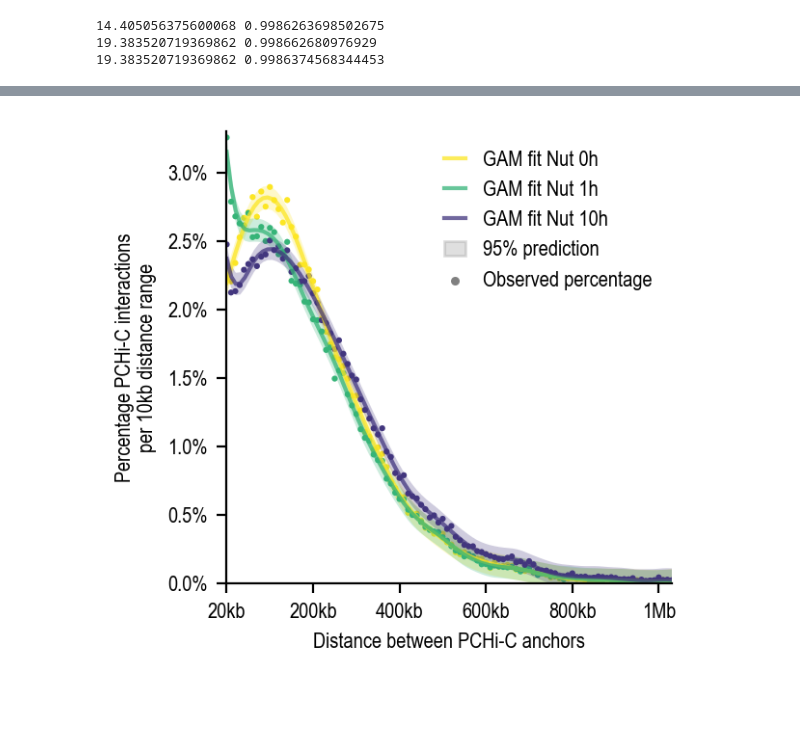
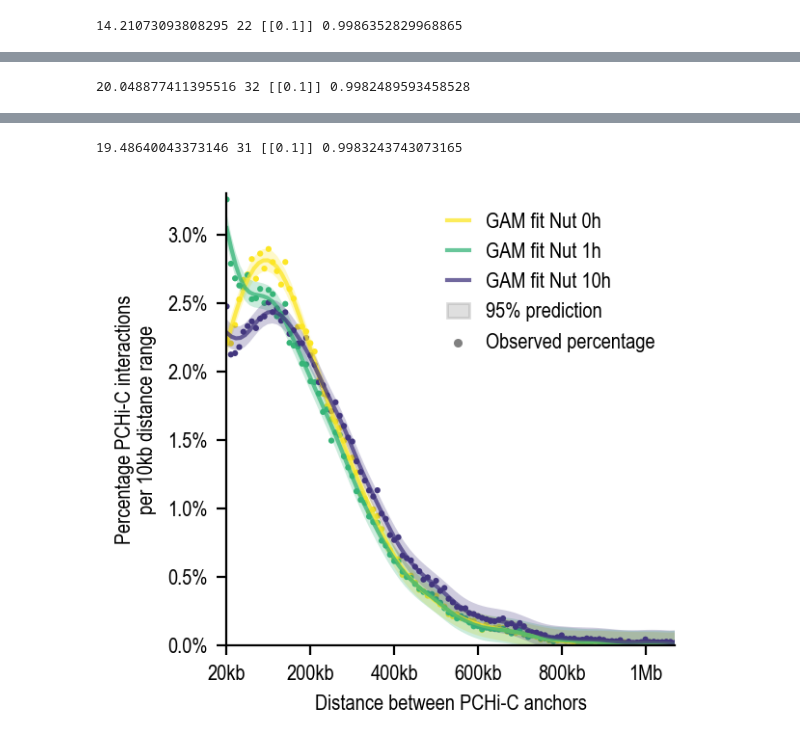
Before and after one commit to JavierreLab/p53, a Jupyter notebook: figures/Figure_4/Figure 4D.ipynb, the cells around one changed output, grey strips where cells are left out. Cells and saved outputs as stored; diff of their text form; code cells hidden in the pictures; blank space fills up the shorter version.

```diff
--- a/figures/Figure_4/Figure 4D.ipynb
+++ b/figures/Figure_4/Figure 4D.ipynb
@@ -41,3 +41,5 @@ for s in samples:
 #     factor = 1
     vals[s] = [x.get(v, 0) / factor for v in range(20_000 // reso, 1_100_000 // reso + 1)]
     vals[s].append(sum(x[v] for v in x if v > 1_100_000 // reso))
+# %%
+lams = [v for v in np.logspace(-1, 1, 21)]
@@ -45,15 +67,16 @@ for s in samples:
 plt.figure(figsize=(3.2, 3), dpi=200)
 ax = plt.subplot()
 for w in samples:
-    y = vals[w][:-5]
+    y = vals[w][:-1]
     X = np.asarray([[v,] for v in range(len(y))])
-    gam = LinearGAM().gridsearch(X, y)
+    gam = LinearGAM().gridsearch(X, y, n_splines=range(10, 35, 1), lam=lams)
     XX = gam.generate_X_grid(term=0)
     plt.plot(XX, gam.predict(XX), '-', label=f"GAM fit Nut {w}", color=samples[w]["color"], alpha=0.75)
     y0, y1 = list(zip(*gam.prediction_intervals(XX, width=.95)))
     plt.fill_between([v[0] for v in XX], y0, y1, color=samples[w]["color"], alpha=0.25, ec='none')
     plt.scatter(X, y, facecolor=samples[w]["color"], alpha=1, edgecolors='none', s=5)
-    print(gam.statistics_['edof'], gam.statistics_['pseudo_r2']['explained_deviance'])
+    print(gam.statistics_['edof'], len(gam.statistics_['edof_per_coef']),
+          gam.lam, gam.statistics_['pseudo_r2']['explained_deviance'])
 ax.collections[-2].set_label('95% prediction')
 ax.collections[-1].set_label('Observed percentage')
 
@@ -81,3 +103 @@ plt.savefig("../../../../results/PCHiC/fig4D_10kb.pdf", dpi=300)
-14.405056375600068 0.9986263698502675
-19.383520719369862 0.998662680976929
-19.383520719369862 0.9986374568344453
+14.21073093808295 22 [[0.1]] 0.9986352829968865
@@ -83,0 +106 @@ plt.savefig("../../../../results/PCHiC/fig4D_10kb.pdf", dpi=300)
+20.048877411395516 32 [[0.1]] 0.9982489593458528
@@ -84,4 +108,5 @@ plt.savefig("../../../../results/PCHiC/fig4D_10kb.pdf", dpi=300)
+19.48640043373146 31 [[0.1]] 0.9983243743073165
-[figure, old version]
+[figure, new version]
 # %%
 gam.summary()
 # %% [output]
```
Also changed, not shown: parts of 4 cells of this notebook.
